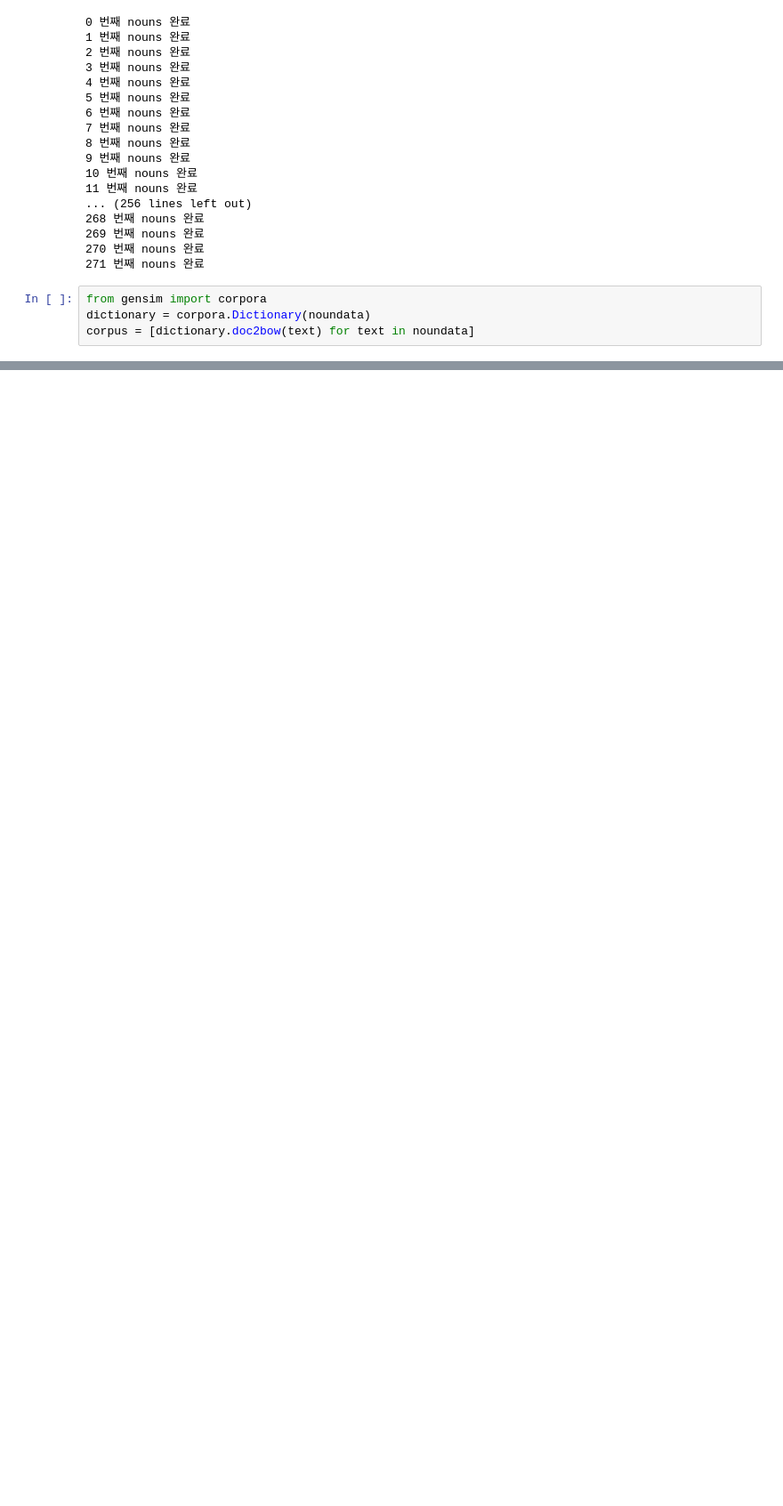
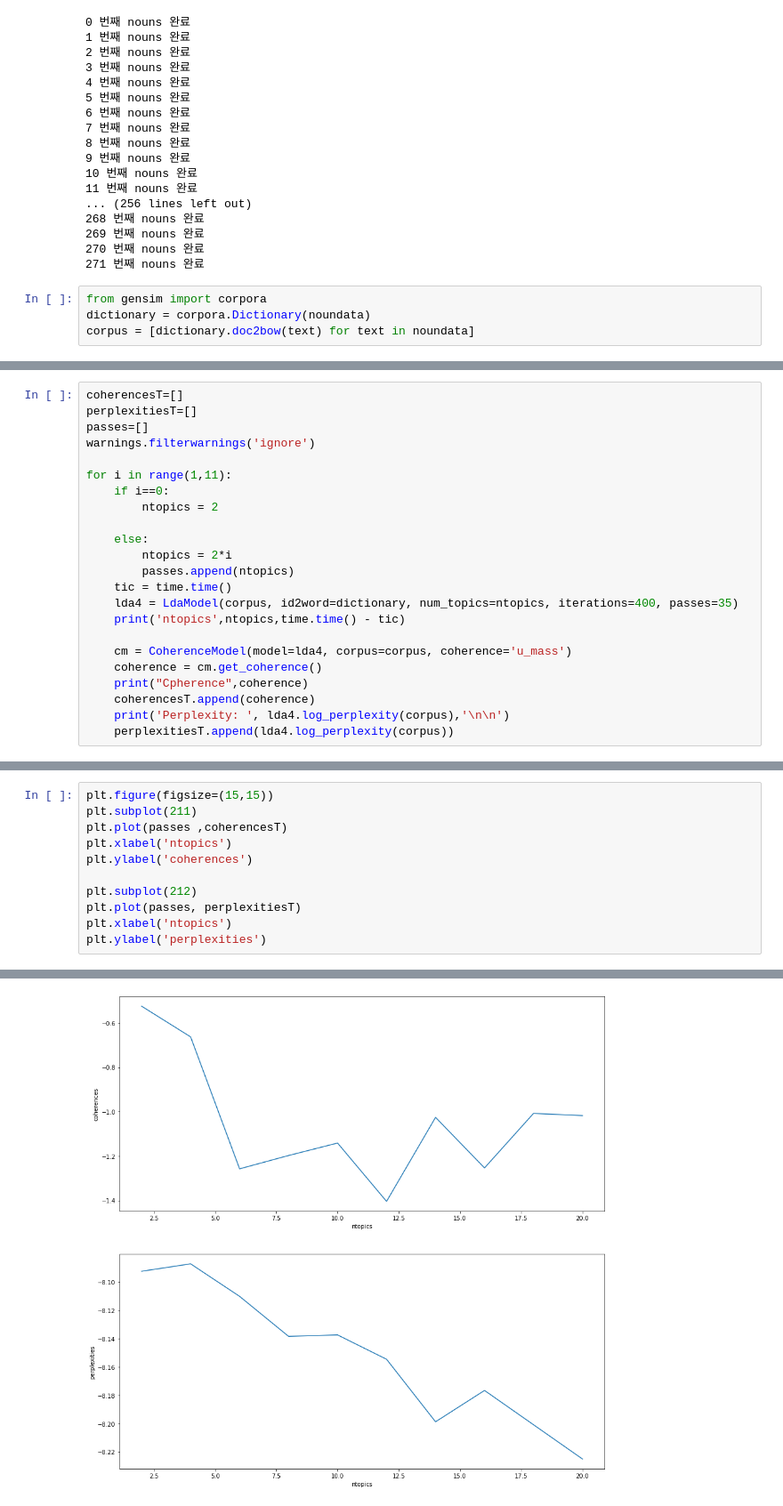
Before and after one commit to heewonp/Joseon_Dynasty, a Jupyter notebook: noh/13대 명종(1545년~)/명종.ipynb, the cells around one changed output, grey strips where cells are left out. Shown at 89% size. Saved outputs shown, nothing was run; the diff lists cells and outputs as text; blank space fills up the shorter version.

```diff
--- a/noh/13대 명종(1545년~)/명종.ipynb
+++ b/noh/13대 명종(1545년~)/명종.ipynb
@@ -129,0 +130,23 @@ pyLDAvis.display(vis)
+# %%
+coherencesT=[]
+perplexitiesT=[]
+passes=[]
+warnings.filterwarnings('ignore')
+
+for i in range(1,11):
+    if i==0:
+        ntopics = 2
+
+    else:
+        ntopics = 2*i
+        passes.append(ntopics)
+    tic = time.time()
+    lda4 = LdaModel(corpus, id2word=dictionary, num_topics=ntopics, iterations=400, passes=35)
+    print('ntopics',ntopics,time.time() - tic)
+
+    cm = CoherenceModel(model=lda4, corpus=corpus, coherence='u_mass')
+    coherence = cm.get_coherence()
+    print("Cpherence",coherence)
+    coherencesT.append(coherence)
+    print('Perplexity: ', lda4.log_perplexity(corpus),'\n\n')
+    perplexitiesT.append(lda4.log_perplexity(corpus))
@@ -129,0 +171,12 @@ pyLDAvis.display(vis)
+# %%
+plt.figure(figsize=(15,15))
+plt.subplot(211)
+plt.plot(passes ,coherencesT)
+plt.xlabel('ntopics')
+plt.ylabel('coherences')
+
+plt.subplot(212)
+plt.plot(passes, perplexitiesT)
+plt.xlabel('ntopics')
+plt.ylabel('perplexities')
+# %% [output]
@@ -129,0 +184 @@ pyLDAvis.display(vis)
+[figure, added]
```
Also changed, not shown: parts of 35 cells of this notebook, 1 other file.
